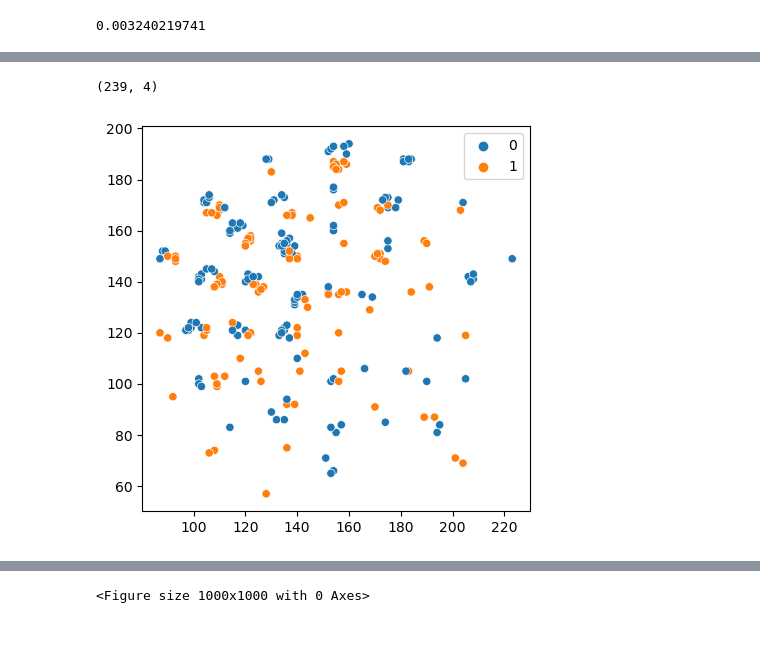
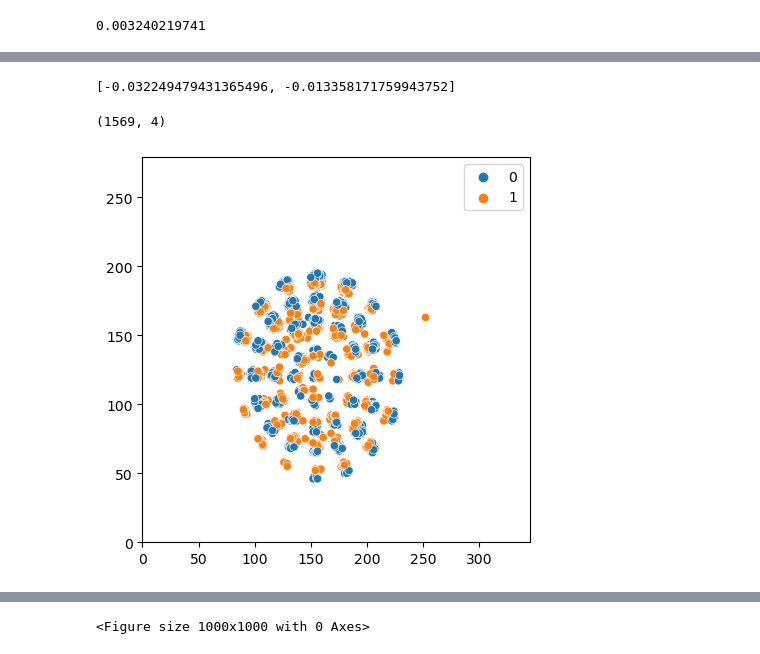
Before and after one commit to AdvancedResearchInnovationCenter/TactiGraph, a Jupyter notebook: src/end_to_end.ipynb, the cells around one changed output, grey strips where cells are left out. Saved outputs shown, nothing was run; the diff lists cells and outputs as text; code cells hidden in the pictures.

```diff
--- a/src/end_to_end.ipynb
+++ b/src/end_to_end.ipynb
@@ -13,7 +13,7 @@ import time
 # %%
 #parameters of processing
 frequency = 30 #Hz
-bag_file_name = '/data/dataset_ENVTACT_new2.bag'#'/home/hussain/me/projects/tactile/data/dataset_ENVTACT_new2.bag'
+bag_file_name = '../data/bags/dataset_ENVTACT_new2.bag'#'/home/hussain/me/projects/tactile/data/dataset_ENVTACT_new2.bag'
 time_window_size = 6
 examples_per_edge = 1
 
@@ -228,0 +306,4 @@ for i, idx in enumerate(tqdm(cases_idx)):
+# %%
+cases_dict[67]
+# %% [output]
+[-0.032249479431365496, -0.013358171759943752]
@@ -229,12 +312,13 @@ for i, idx in enumerate(tqdm(cases_idx)):
 # %%
 import seaborn as sns
 def plot(ev):
     plt.figure(figsize=(5, 5))
     print(ev.shape)
-
+    plt.xlim((0, 345))
+    plt.ylim((0, 279))
     sns.scatterplot( x=ev[:, 0],y=ev[:, 1], hue=ev[:, 3])
     # sns.scatterplot(x=ev[:, 0], y=ev[:, 1], hue=ev[:, 3])
-plot(event_arrays[52])
+plot(event_arrays[13])
 # %% [output]
-(239, 4)
+(1569, 4)
-[figure, old version]
+[figure, new version]
```
Also changed, not shown: parts of 11 cells of this notebook, 12 other files.
